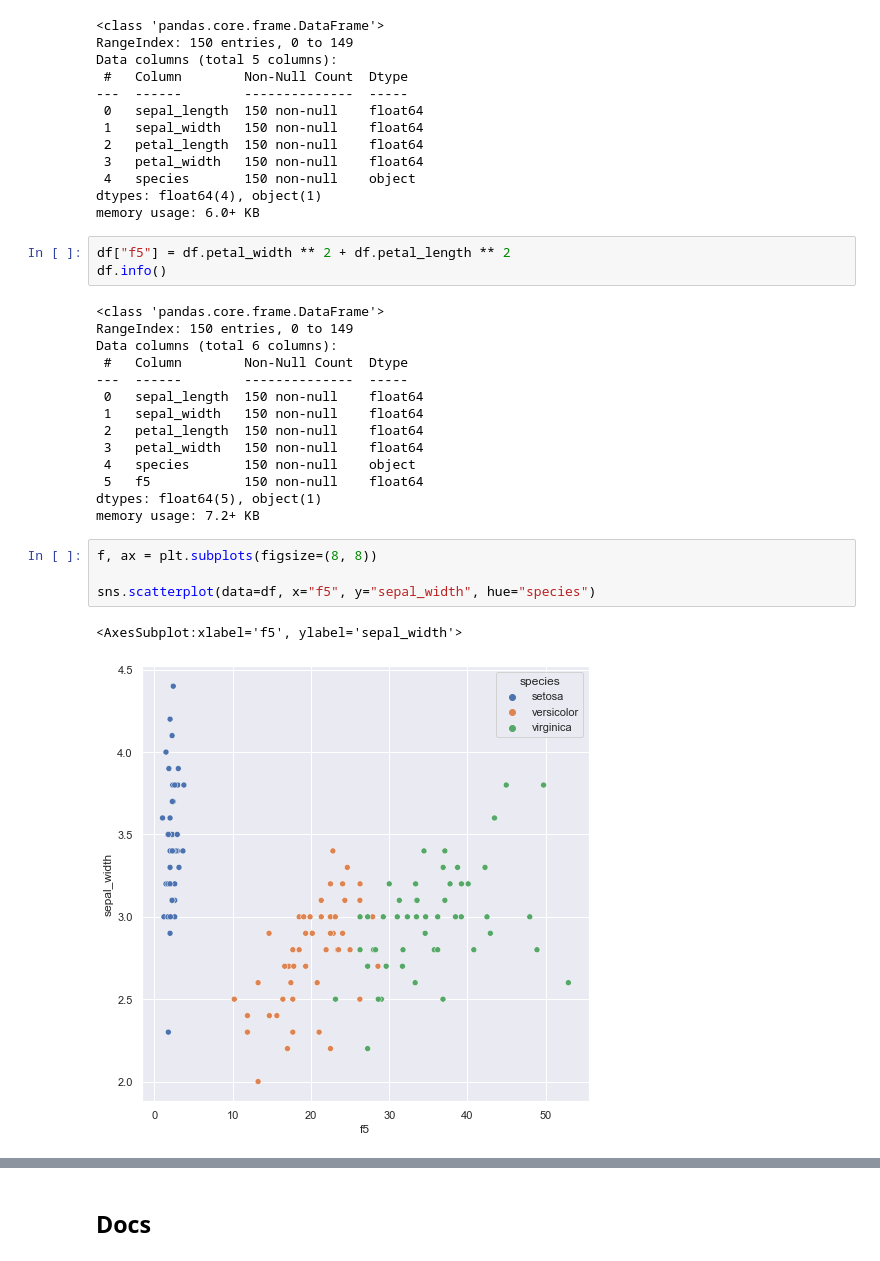
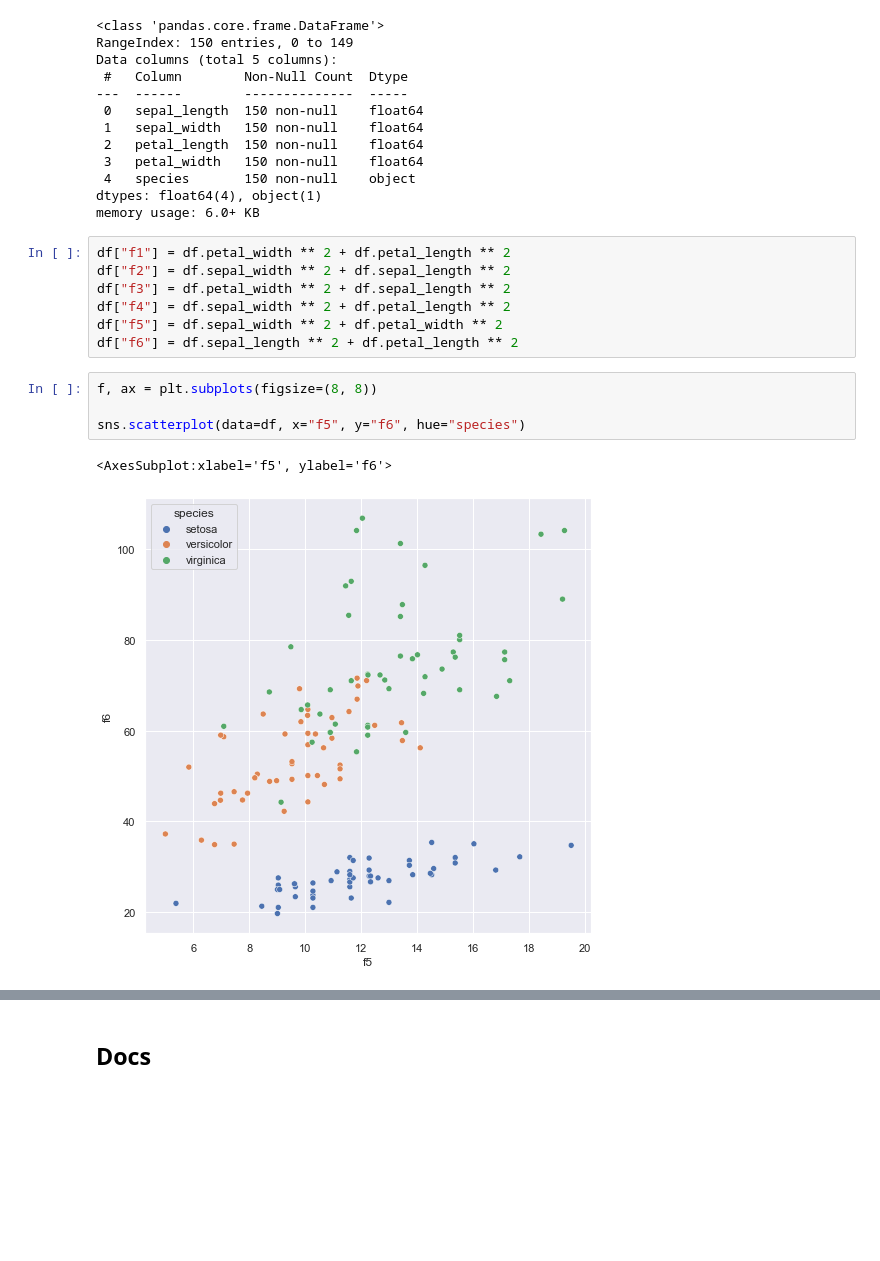
Before and after one commit to lostmygithubaccount/pl-learn, a Jupyter notebook: projects/iris/Untitled.ipynb, the cells around one changed output, grey strips where cells are left out. Saved outputs shown, nothing was run; the diff lists cells and outputs as text; blank space fills up the shorter version.

```diff
--- a/projects/iris/Untitled.ipynb
+++ b/projects/iris/Untitled.ipynb
@@ -136,27 +136,17 @@ Data columns (total 5 columns):
  4   species       150 non-null    object
 dtypes: float64(4), object(1)
 memory usage: 6.0+ KB
-# %%
-df["f5"] = df.petal_width ** 2 + df.petal_length ** 2
-df.info()
-# %% [output]
-<class 'pandas.core.frame.DataFrame'>
-RangeIndex: 150 entries, 0 to 149
-Data columns (total 6 columns):
- #   Column        Non-Null Count  Dtype
----  ------        --------------  -----
- 0   sepal_length  150 non-null    float64
- 1   sepal_width   150 non-null    float64
- 2   petal_length  150 non-null    float64
- 3   petal_width   150 non-null    float64
- 4   species       150 non-null    object
- 5   f5            150 non-null    float64
-dtypes: float64(5), object(1)
-memory usage: 7.2+ KB
+# %%
+df["f1"] = df.petal_width ** 2 + df.petal_length ** 2
+df["f2"] = df.sepal_width ** 2 + df.sepal_length ** 2
+df["f3"] = df.petal_width ** 2 + df.sepal_length ** 2
+df["f4"] = df.sepal_width ** 2 + df.petal_length ** 2
+df["f5"] = df.sepal_width ** 2 + df.petal_width ** 2
+df["f6"] = df.sepal_length ** 2 + df.petal_length ** 2
 # %%
 f, ax = plt.subplots(figsize=(8, 8))
 
-sns.scatterplot(data=df, x="f5", y="sepal_width", hue="species")
+sns.scatterplot(data=df, x="f5", y="f6", hue="species")
 # %% [output]
-<AxesSubplot:xlabel='f5', ylabel='sepal_width'>
+<AxesSubplot:xlabel='f5', ylabel='f6'>
-[figure, old version]
+[figure, new version]
```
Also changed, not shown: parts of 3 cells of this notebook.
